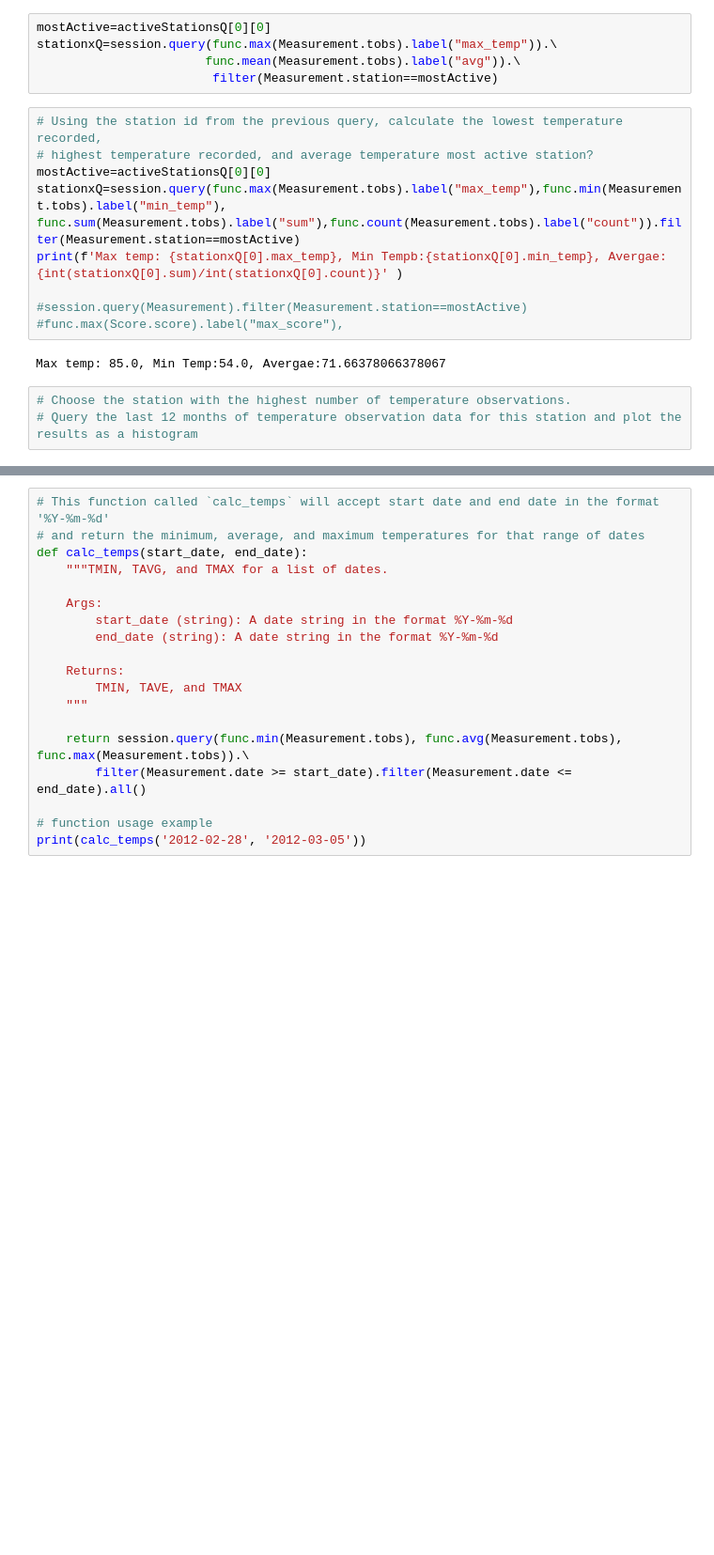
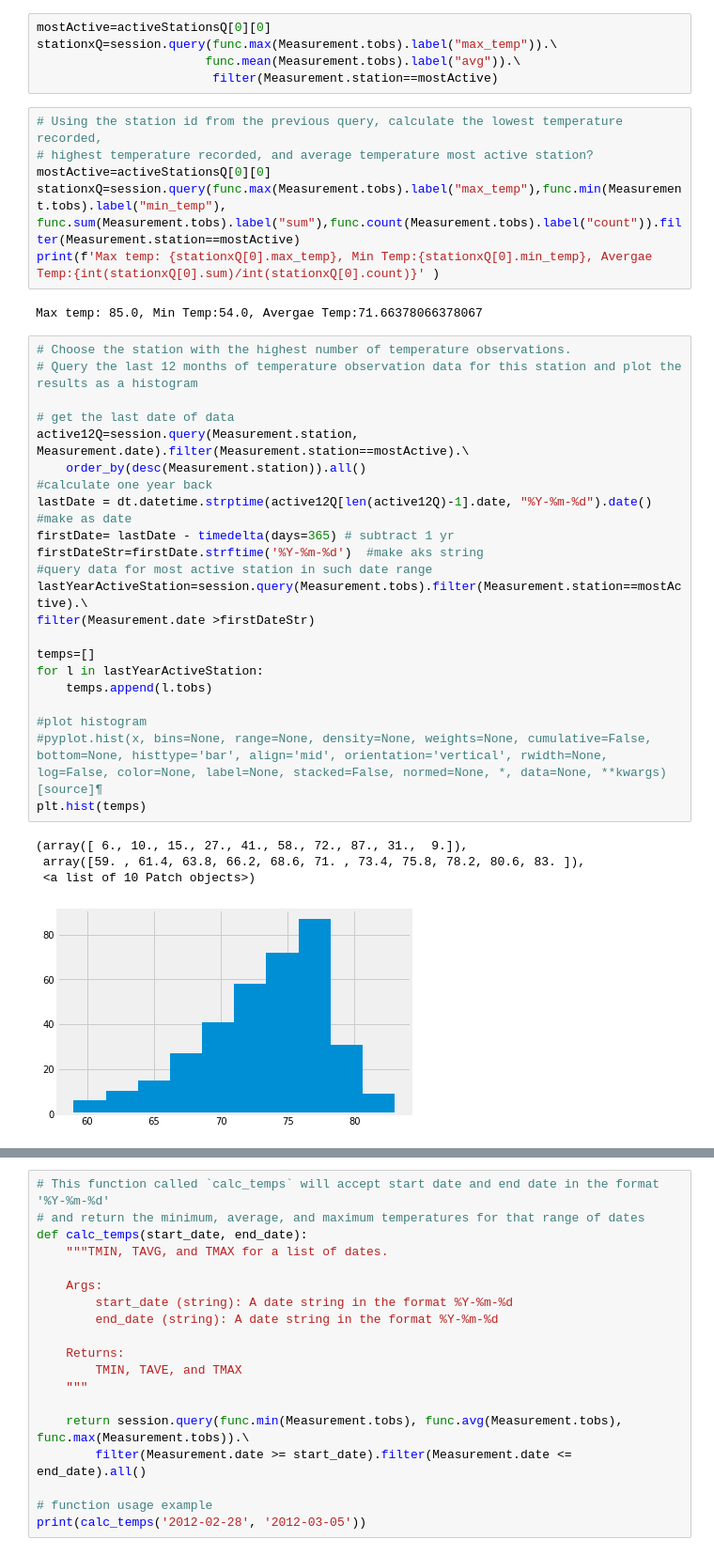
Before and after one commit to hvannia/Alchemy, a Jupyter notebook: climate_starter.ipynb, the cells around one changed output, grey strips where cells are left out. Shown at 94% size. Cells and saved outputs as stored; diff of their text form; blank space fills up the shorter version.

```diff
--- a/climate_starter.ipynb
+++ b/climate_starter.ipynb
@@ -146,15 +138,36 @@ stationxQ=session.query(func.max(Measurement.tobs).label("max_temp")).\
 # highest temperature recorded, and average temperature most active station?
 mostActive=activeStationsQ[0][0]
 stationxQ=session.query(func.max(Measurement.tobs).label("max_temp"),func.min(Measurement.tobs).label("min_temp"), func.sum(Measurement.tobs).label("sum"),func.count(Measurement.tobs).label("count")).filter(Measurement.station==mostActive)
-print(f'Max temp: {stationxQ[0].max_temp}, Min Tempb:{stationxQ[0].min_temp}, Avergae:{int(stationxQ[0].sum)/int(stationxQ[0].count)}' )
-
-#session.query(Measurement).filter(Measurement.station==mostActive)
-#func.max(Score.score).label("max_score"),
+print(f'Max temp: {stationxQ[0].max_temp}, Min Temp:{stationxQ[0].min_temp}, Avergae Temp:{int(stationxQ[0].sum)/int(stationxQ[0].count)}' )
 # %% [output]
-Max temp: 85.0, Min Temp:54.0, Avergae:71.66378066378067
+Max temp: 85.0, Min Temp:54.0, Avergae Temp:71.66378066378067
-# %%
-# Choose the station with the highest number of temperature observations.
-# Query the last 12 months of temperature observation data for this station and plot the results as a histogram
+# %%
+# Choose the station with the highest number of temperature observations.
+# Query the last 12 months of temperature observation data for this station and plot the results as a histogram
+
+# get the last date of data
+active12Q=session.query(Measurement.station, Measurement.date).filter(Measurement.station==mostActive).\
+    order_by(desc(Measurement.station)).all()
+#calculate one year back
+lastDate = dt.datetime.strptime(active12Q[len(active12Q)-1].date, "%Y-%m-%d").date()  #make as date
+firstDate= lastDate - timedelta(days=365) # subtract 1 yr
+firstDateStr=firstDate.strftime('%Y-%m-%d')  #make aks string
+#query data for most active station in such date range
+lastYearActiveStation=session.query(Measurement.tobs).filter(Measurement.station==mostActive).\
+filter(Measurement.date >firstDateStr)
+
+temps=[]
+for l in lastYearActiveStation:
+    temps.append(l.tobs)
+
+#plot histogram
+#pyplot.hist(x, bins=None, range=None, density=None, weights=None, cumulative=False, bottom=None, histtype='bar', align='mid', orientation='vertical', rwidth=None, log=False, color=None, label=None, stacked=False, normed=None, *, data=None, **kwargs)[source]¶
+plt.hist(temps)
+# %% [output]
+(array([ 6., 10., 15., 27., 41., 58., 72., 87., 31.,  9.]),
+ array([59. , 61.4, 63.8, 66.2, 68.6, 71. , 73.4, 75.8, 78.2, 80.6, 83. ]),
+ <a list of 10 Patch objects>)
+[figure, added]
 # %% [markdown]
 ![precipitation](Images/station-histogram.png)
 # %%
```
Also changed, not shown: parts of 1 cell of this notebook.
